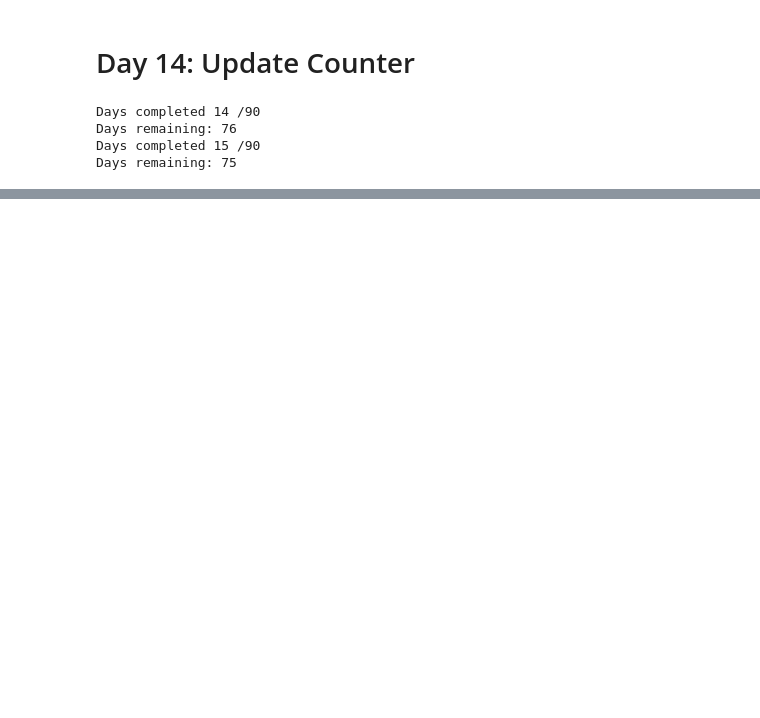
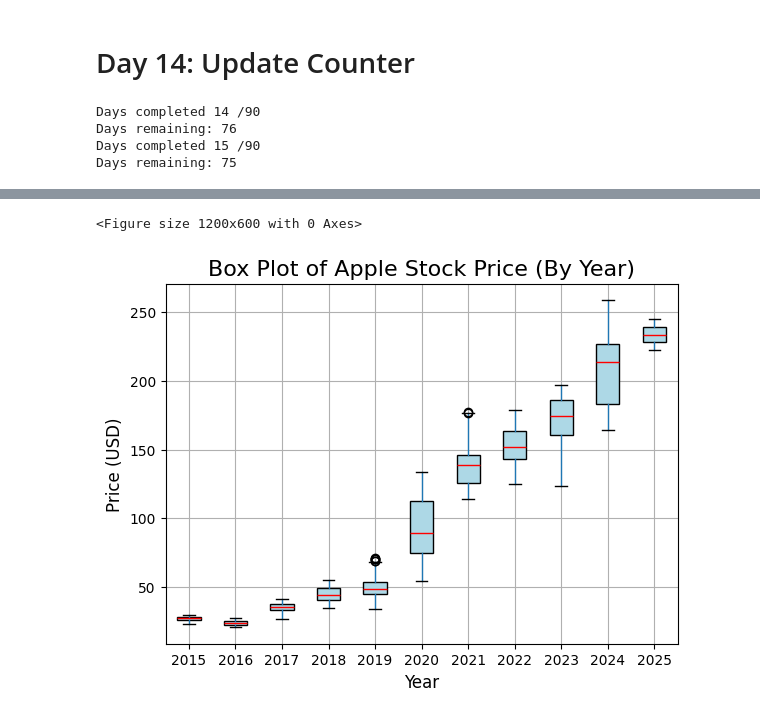
Before and after one commit to hackingbandy/coding_challenge, a Jupyter notebook: main.ipynb, the cells around one changed output, grey strips where cells are left out. Saved outputs shown, nothing was run; the diff lists cells and outputs as text; code cells hidden in the pictures; blank space fills up the shorter version.

Commit message:
clean up

```diff
--- a/main.ipynb
+++ b/main.ipynb
@@ -341,0 +195,10 @@ Mean Squared Error on Test Set: 1166430630.5968647
+# %%
+# Check for missing data
+missing_data = df_apple_stocks.isnull().sum()
+print(f"Missing Data: {missing_data}")
+
+# Drop missing data if any
+df_apple_stocks.dropna(inplace=True)
+
+# Confirm that data is clean now
+print(f"After cleaning, data: {df_apple_stocks.isnull().sum()}")
@@ -341,0 +226,20 @@ Mean Squared Error on Test Set: 1166430630.5968647
+# %%
+# Plot a box plot with years on x-axis and Close on y-axis
+plt.figure(figsize=(12, 6))
+
+# Create a box plot for 'Close' grouped by 'Year'
+df_apple_stocks.boxplot(column='Close', by='Year', patch_artist=True,
+                        boxprops=dict(facecolor='lightblue'),
+                        medianprops=dict(color='red'))
+
+# Title and labels
+plt.title('Box Plot of Apple Stock Price (By Year)', fontsize=16)
+plt.suptitle('')  # Remove the default title generated by pandas boxplot
+plt.xlabel('Year', fontsize=12)
+plt.ylabel('Price (USD)', fontsize=12)
+
+# Display the plot
+plt.show()
+# %% [output]
+<Figure size 1200x600 with 0 Axes>
+[figure, added]
```
Also changed, not shown: parts of 14 cells of this notebook.
